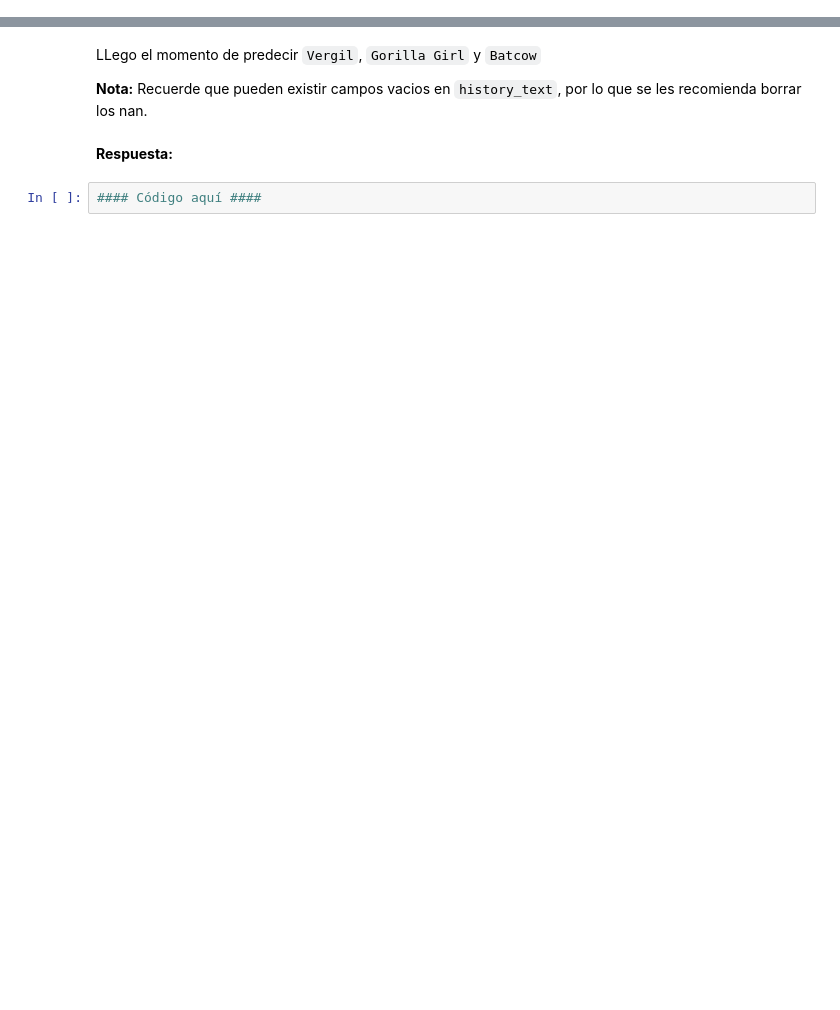
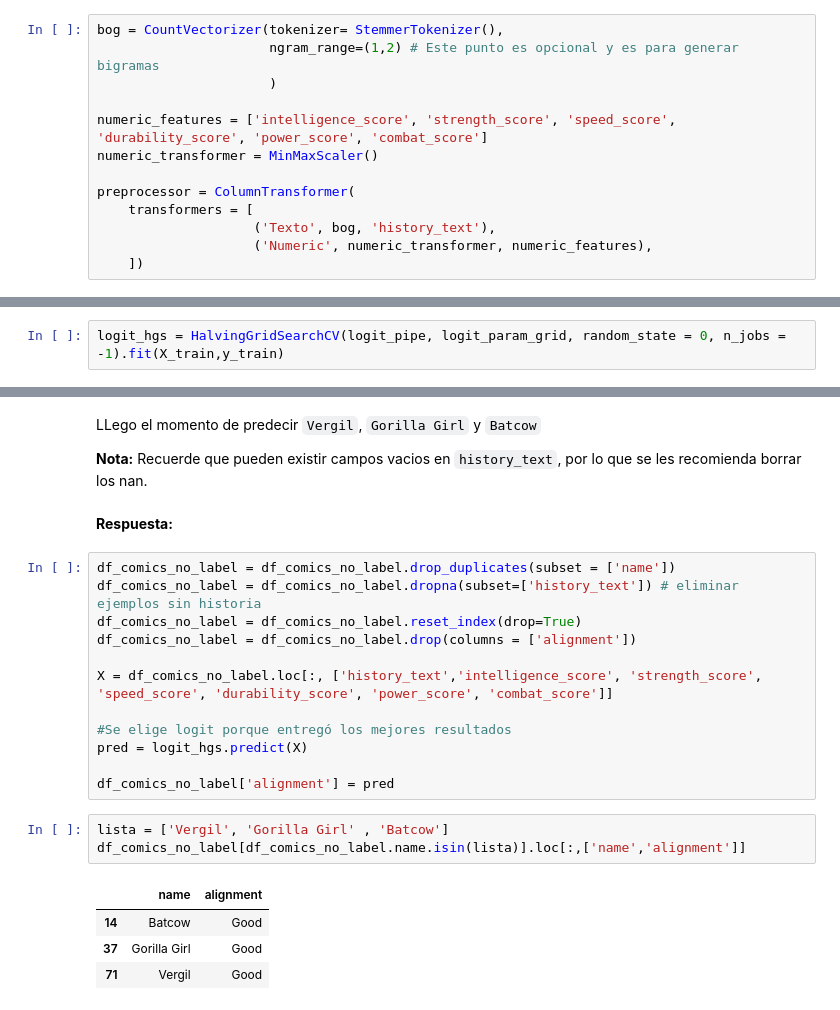
Before and after one commit to Patortiz26/Laboratorio-de-Programaci-n, a Jupyter notebook: Laboratorio8.ipynb, the cells around one changed output, grey strips where cells are left out. Drawn from its saved outputs; the diff is of its cells as text; blank space fills up the shorter version.

```diff
--- a/Laboratorio8.ipynb
+++ b/Laboratorio8.ipynb
@@ -307,3 +343,16 @@ No es necesario que obtenga un dataframe en concreto con las características so
+# %%
+bog = CountVectorizer(tokenizer= StemmerTokenizer(),
+                      ngram_range=(1,2) # Este punto es opcional y es para generar bigramas
+                      )
+
+numeric_features = ['intelligence_score', 'strength_score', 'speed_score', 'durability_score', 'power_score', 'combat_score']
+numeric_transformer = MinMaxScaler()
+
+preprocessor = ColumnTransformer(
+    transformers = [
+                    ('Texto', bog, 'history_text'),
+                    ('Numeric', numeric_transformer, numeric_features),
+    ])
 # %% [markdown]
 ## 1.2 Diseño de Baseline y  Primer Entrenamiento  [1 Puntos]
 
@@ -369,0 +511,2 @@ params = [
+# %%
+logit_hgs = HalvingGridSearchCV(logit_pipe, logit_param_grid, random_state = 0, n_jobs = -1).fit(X_train,y_train)
@@ -381,8 +605,26 @@ LLego el momento de predecir
 **Nota:** Recuerde que pueden existir campos vacios en `history_text`, por lo que se les recomienda borrar los nan.
 # %% [markdown]
 **Respuesta:**
-# %%
-#### Código aquí ####
+# %%
+df_comics_no_label = df_comics_no_label.drop_duplicates(subset = ['name'])
+df_comics_no_label = df_comics_no_label.dropna(subset=['history_text']) # eliminar ejemplos sin historia
+df_comics_no_label = df_comics_no_label.reset_index(drop=True)
+df_comics_no_label = df_comics_no_label.drop(columns = ['alignment'])
+
+X = df_comics_no_label.loc[:, ['history_text','intelligence_score', 'strength_score', 'speed_score', 'durability_score', 'power_score', 'combat_score']]
+
+#Se elige logit porque entregó los mejores resultados
+pred = logit_hgs.predict(X)
+
+df_comics_no_label['alignment'] = pred
+# %%
+lista = ['Vergil', 'Gorilla Girl' , 'Batcow']
+df_comics_no_label[df_comics_no_label.name.isin(lista)].loc[:,['name','alignment']]
+# %% [output]
+|  | name | alignment |
+| 14 | Batcow | Good |
+| 37 | Gorilla Girl | Good |
+| 71 | Vergil | Good |
 # %% [markdown]
 # Conclusión
 Eso ha sido todo para el lab de hoy, recuerden que el laboratorio tiene un plazo de entrega de una semana y que **los días de atraso no se pueden utilizar para entregas de lab, solo para tareas**. Cualquier duda del laboratorio, no duden en contactarnos por mail o U-cursos.
```
Also changed, not shown: parts of 24 cells of this notebook.
